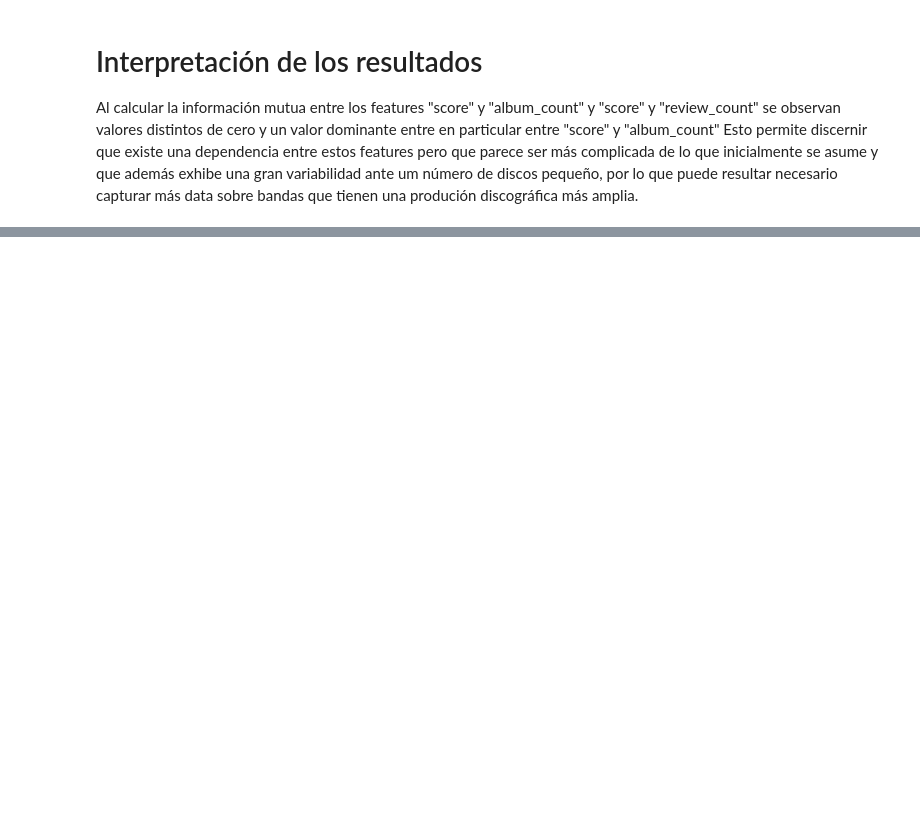
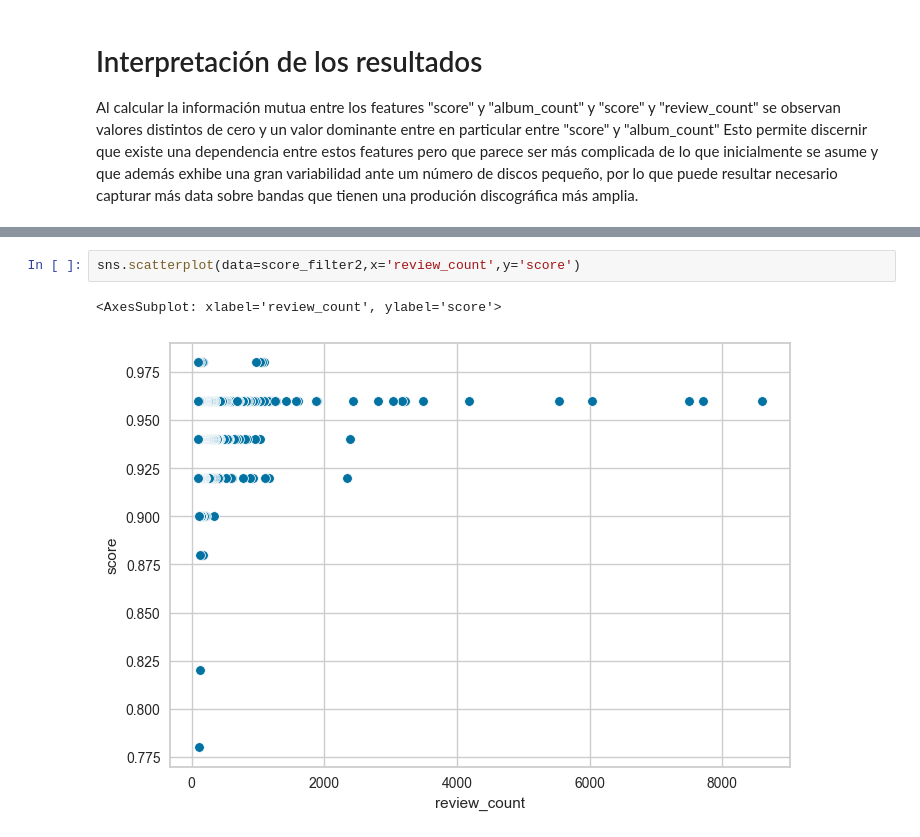
Before and after one commit to chainReactionCol/newRep, a Jupyter notebook: Data_StoryTelling_Sanchez_Ruiz.ipynb, the cells around one changed output, grey strips where cells are left out. Cells and saved outputs as stored; diff of their text form; blank space fills up the shorter version.

```diff
--- a/Data_StoryTelling_Sanchez_Ruiz.ipynb
+++ b/Data_StoryTelling_Sanchez_Ruiz.ipynb
@@ -1035,0 +1069,5 @@ plt.show()
+# %%
+sns.scatterplot(data=score_filter2,x='review_count',y='score')
+# %% [output]
+<AxesSubplot: xlabel='review_count', ylabel='score'>
+[figure, added]
```
Also changed, not shown: parts of 35 cells of this notebook, 4 other files.
